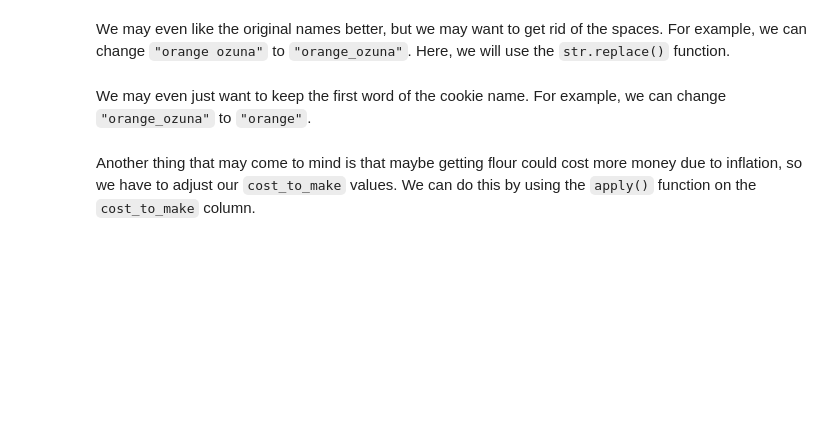
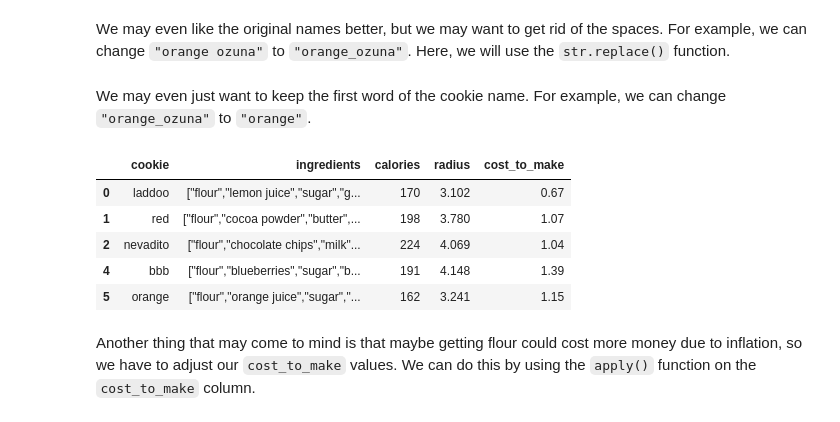
Before and after one commit to gallettilance/Data-Science-Fundamentals, a Jupyter notebook: labs/lab-02/lab02.ipynb, the cells around one changed output. Cells and saved outputs as stored; diff of their text form; code cells hidden in the pictures; blank space fills up the shorter version.

```diff
--- a/labs/lab-02/lab02.ipynb
+++ b/labs/lab-02/lab02.ipynb
@@ -193,6 +208,7 @@ Or maybe we don't like how long the names of the cookies are, so we can shorten
 For example, let's try changing `"bad berry bunny"` to `"bbb"`.
 # %%
 #TODO: change bad berry bunny data elements to "bbb"
+df['cookie'].replace('bad berry bunny', "bbb", inplace =True)
 # %% [markdown]
 We may even like the original names better, but we may want to get rid of the spaces. For example, we can change `"orange ozuna"` to `"orange_ozuna"`. Here, we will use the `str.replace()` function.
 # %%
@@ -202,6 +219,16 @@ We may even just want to keep the first word of the cookie name. For example, we
 # %%
 #TODO: adjust all cookies so only the first word
 # is used as the cookie name
+df['cookie'] = df['cookie'].str.split(" ").str[0]
+df['cookie'] = df['cookie'].str.split("_").str[0]
+df.head()
+# %% [output]
+|  | cookie | ingredients | calories | radius | cost_to_make |
+| 0 | laddoo | ["flour","lemon juice","sugar","g... | 170 | 3.102 | 0.67 |
+| 1 | red | ["flour","cocoa powder","butter",... | 198 | 3.780 | 1.07 |
+| 2 | nevadito | ["flour","chocolate chips","milk"... | 224 | 4.069 | 1.04 |
+| 4 | bbb | ["flour","blueberries","sugar","b... | 191 | 4.148 | 1.39 |
+| 5 | orange | ["flour","orange juice","sugar","... | 162 | 3.241 | 1.15 |
 # %% [markdown]
 Another thing that may come to mind is that maybe getting flour could cost more money due to inflation, so we have to adjust our `cost_to_make` values. We can do this by using the `apply()` function on the `cost_to_make` column.
 # %%
```
Also changed, not shown: parts of 9 cells of this notebook.
